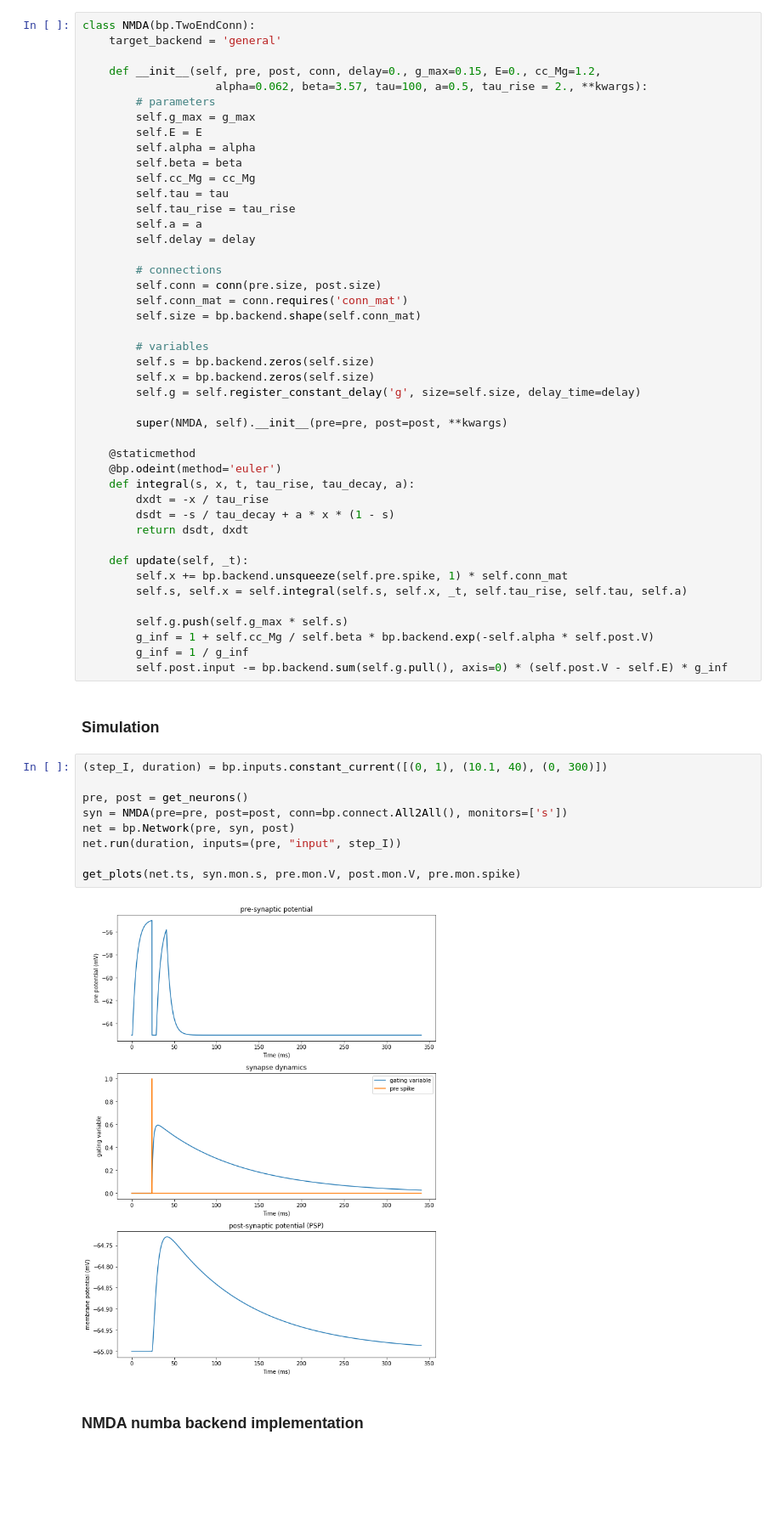
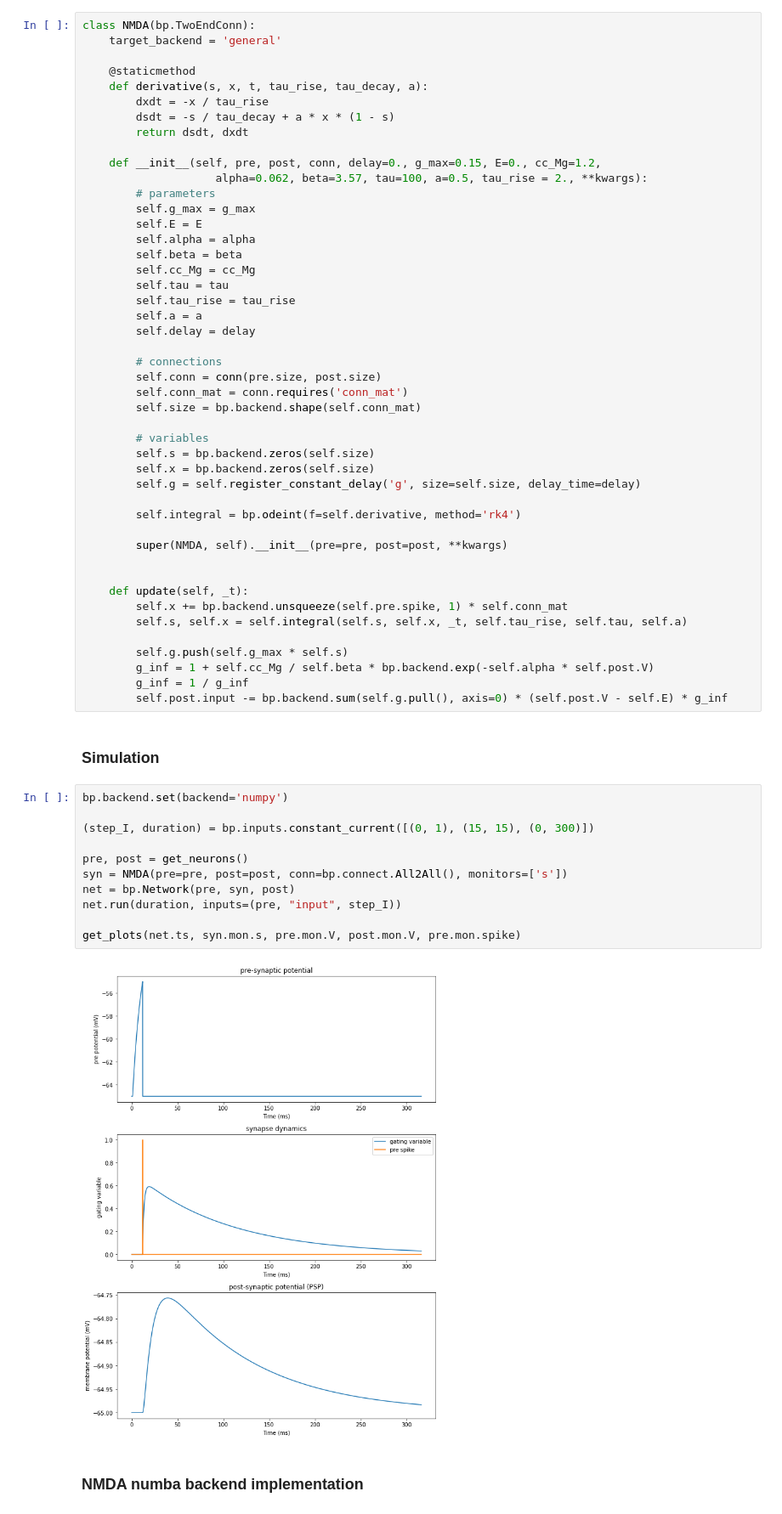
Before and after one commit to quanpeng0/BrainModels, a Jupyter notebook: docs/tutorials/synapses/Excitatory_models.ipynb, the cells around one changed output. Shown: that part at 85% size. Cells and saved outputs as stored; diff of their text form; blank space fills up the shorter version.

```diff
--- a/docs/tutorials/synapses/Excitatory_models.ipynb
+++ b/docs/tutorials/synapses/Excitatory_models.ipynb
@@ -349,6 +352,12 @@ $$ I_{syn}= g(t) \cdot (V-E_{syn})$$
 # %%
 class NMDA(bp.TwoEndConn):
     target_backend = 'general'
+
+    @staticmethod
+    def derivative(s, x, t, tau_rise, tau_decay, a):
+        dxdt = -x / tau_rise
+        dsdt = -s / tau_decay + a * x * (1 - s)
+        return dsdt, dxdt
 
     def __init__(self, pre, post, conn, delay=0., g_max=0.15, E=0., cc_Mg=1.2,
                     alpha=0.062, beta=3.57, tau=100, a=0.5, tau_rise = 2., **kwargs):
@@ -373,14 +382,10 @@ class NMDA(bp.TwoEndConn):
         self.x = bp.backend.zeros(self.size)
         self.g = self.register_constant_delay('g', size=self.size, delay_time=delay)
 
+        self.integral = bp.odeint(f=self.derivative, method='rk4')
+
         super(NMDA, self).__init__(pre=pre, post=post, **kwargs)
 
-    @staticmethod
-    @bp.odeint(method='euler')
-    def integral(s, x, t, tau_rise, tau_decay, a):
-        dxdt = -x / tau_rise
-        dsdt = -s / tau_decay + a * x * (1 - s)
-        return dsdt, dxdt
 
     def update(self, _t):
         self.x += bp.backend.unsqueeze(self.pre.spike, 1) * self.conn_mat
@@ -393,16 +398,18 @@ class NMDA(bp.TwoEndConn):
 # %% [markdown]
 ### Simulation
 # %%
-(step_I, duration) = bp.inputs.constant_current([(0, 1), (10.1, 40), (0, 300)])
+bp.backend.set(backend='numpy')
+
+(step_I, duration) = bp.inputs.constant_current([(0, 1), (15, 15), (0, 300)])
 
 pre, post = get_neurons()
 syn = NMDA(pre=pre, post=post, conn=bp.connect.All2All(), monitors=['s'])
 net = bp.Network(pre, syn, post)
 net.run(duration, inputs=(pre, "input", step_I))
 
 get_plots(net.ts, syn.mon.s, pre.mon.V, post.mon.V, pre.mon.spike)
 # %% [output]
-[figure, old version]
+[figure, new version]
 # %% [markdown]
 ### NMDA numba backend implementation
 # %%
```
Also changed, not shown: parts of 11 cells of this notebook, 1 other file.
